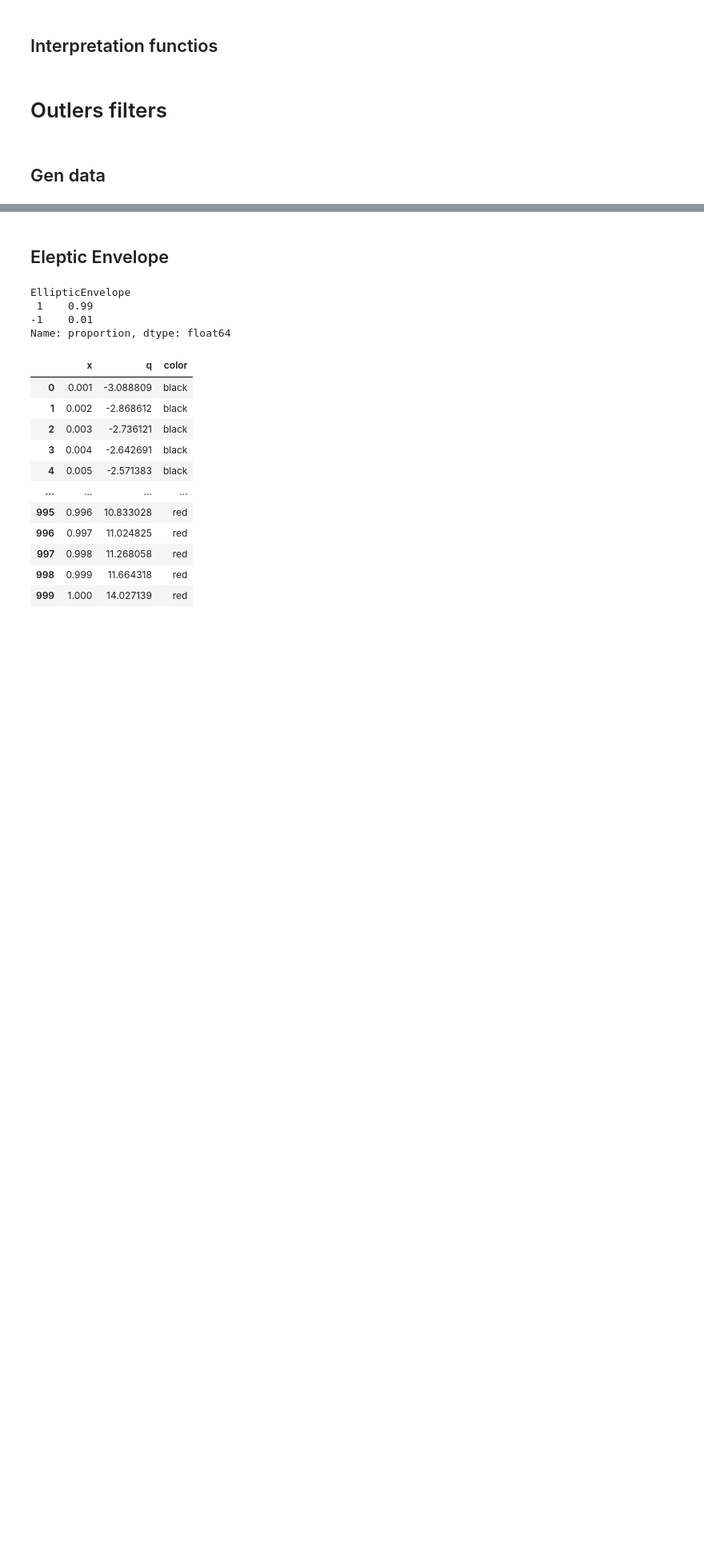
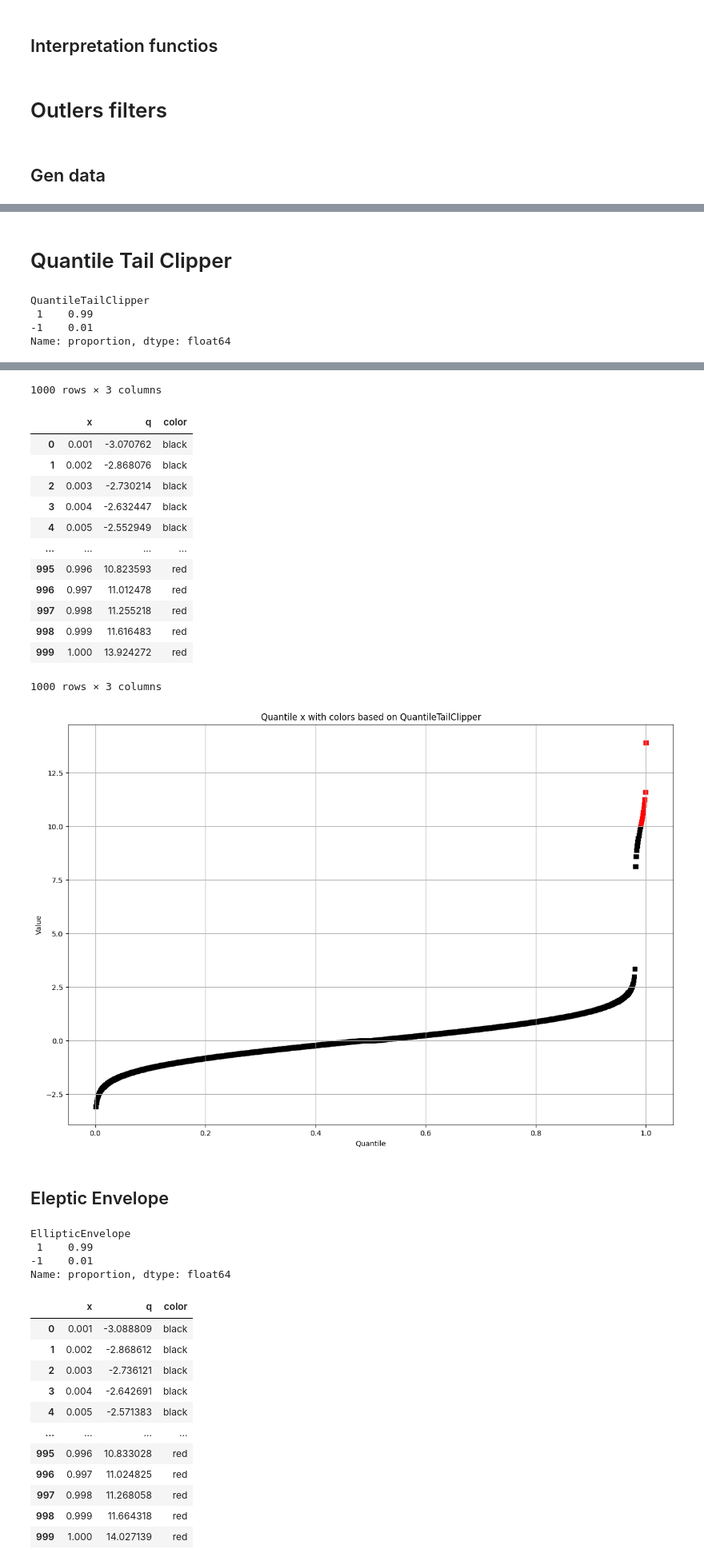
Before and after one commit to Dmatryus/dmml-lab, a Jupyter notebook: experiments/std_reduction.ipynb, the cells around one changed output, grey strips where cells are left out. Shown: that part at 80% size. Cells and saved outputs as stored; diff of their text form; code cells hidden in the pictures; blank space fills up the shorter version.

```diff
--- a/experiments/std_reduction.ipynb
+++ b/experiments/std_reduction.ipynb
@@ -173,7 +174,6 @@ class ModelData:
 # %% [markdown]
 ## Outliers Functions
 # %%
-
 def gen_data_with_outliers(data_size: int, outliers_percent: float):
     """
     Generate a dataset with a specified percentage of outliers.
@@ -188,7 +188,6 @@ def gen_data_with_outliers(data_size: int, outliers_percent: float):
     data = np.random.normal(0, 1, int(data_size * (1 - outliers_percent)))
     outliers = np.random.normal(10, 1, int(data_size * outliers_percent))
     return pd.DataFrame({"x": np.concatenate((data, outliers))})
-
 
 
 # def mark_outliers(data: pd.DataFrame, target_field: str, outlier_field: str) -> pd.DataFrame:
@@ -247,17 +246,24 @@ def outliers_plot_1d(
     )
     t_data["q"] = t_data["x"].apply(lambda x: np.quantile(data[target_field], x))
     t_data["color"] = t_data["x"].apply(
-        lambda x: c_map[
-            data.loc[
-                (
-                    (data[target_field] > data[target_field].quantile(x - step))
-                    & (data[target_field] <= data[target_field].quantile(x))
-                ),
-                outlier_field,
-            ].mode()[0]
-        ]
+        lambda x: data.loc[
+            (
+                (data[target_field] > data[target_field].quantile(x - step))
+                & (data[target_field] <= data[target_field].quantile(x))
+            ),
+            outlier_field,
+        ].mode()
     )
 
+    display(t_data)
+
+    t_data["color"] = t_data["color"].apply(
+        lambda x: (
+            c_map.get(x) if isinstance(x, float) else (x[0] if len(x) > 0 else None)
+        )
+    )
+
+    t_data = t_data.bfill()
     display(t_data)
 
     plt.scatter(
@@ -778,0 +849,10 @@ data
+# %% [markdown]
+# Quantile Tail Clipper
+# %%
+model = QuantileTailClipper(contamination=0.01)
+outliers_algorithm_testing(data, model)
+# %% [output]
+QuantileTailClipper
+ 1    0.99
+-1    0.01
+Name: proportion, dtype: float64
@@ -779,3 +871,18 @@ data
+1000 rows × 3 columns
+|  | x | q | color |
+| 0 | 0.001 | -3.070762 | black |
+| 1 | 0.002 | -2.868076 | black |
+| 2 | 0.003 | -2.730214 | black |
+| 3 | 0.004 | -2.632447 | black |
+| 4 | 0.005 | -2.552949 | black |
+| ... | ... | ... | ... |
+| 995 | 0.996 | 10.823593 | red |
+| 996 | 0.997 | 11.012478 | red |
+| 997 | 0.998 | 11.255218 | red |
+| 998 | 0.999 | 11.616483 | red |
+| 999 | 1.000 | 13.924272 | red |
+1000 rows × 3 columns
+[figure, added]
 # %% [markdown]
 ## Eleptic Envelope
 # %%
```
Also changed, not shown: parts of 14 cells of this notebook.
